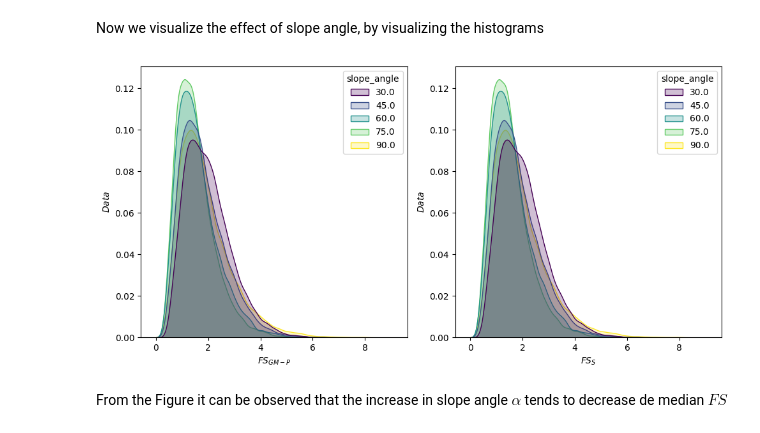
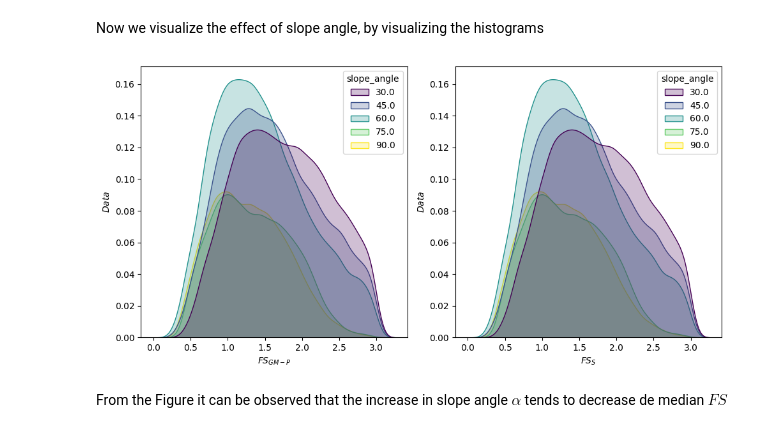
Before and after one commit to FBrownp/ML-geo, a Jupyter notebook: research/EDA_slope_data.ipynb, the cells around one changed output. Saved outputs shown, nothing was run; the diff lists cells and outputs as text; code cells hidden in the pictures.

Commit message:
new data

```diff
--- a/research/EDA_slope_data.ipynb
+++ b/research/EDA_slope_data.ipynb
@@ -182,10 +193,7 @@ f_test  = pd.DataFrame({"F0_value" : f_test[0]})
 # %% [markdown]
 Reset indexes to get sorted positions
 # %%
-f_test.reset_index(inplace=True)
-f_test.sort_values(by="F0_value", inplace=True)
-f_test.reset_index(inplace=True)
-
 names  = [r"$c$",r"$\phi$",r"$\gamma$",r"$P_{E}$",r"$P_{s}$",r"$\alpha$",r"$H$"]
-nnames = pd.DataFrame(list(zip(names, f_test["index"])), columns= ["name", "index"]).sort_values(by="index")
+nnames = pd.DataFrame(list(zip(names, f_test.index.values)), columns= ["name", "index"]).sort_values(by="index")
+nnames
 # %% [output]
@@ -202,7 +210,7 @@ Bar plot of variable importance
 # %%
 ax = sns.barplot(x = f_test.index.values ,
                  y = f_test["F0_value"],
-                 hue= f_test["index"],
+                 hue= f_test.index.values,
                  legend= False)
 ax.set(ylabel = r"$F_{0 Value}$")
 ax.set_xticklabels(list(nnames["name"]))
@@ -227,12 +235,12 @@ fig,axs = plt.subplots(1,2, figsize=(10,5))
 df_main_n = df_main[df_main.iloc[:,3] < 3]
 
 
-names   = ["Material 1 : Phi (deg)","Material 1 : Cohesion (kN/m2)"]
+names   = ["Phi","Cohesion"]
 names_i = [r"$\phi$", r"$c$"]
 
 for i in range(0,2):
     ax = sns.scatterplot(x = df_main_n[names[i]] ,
-                        y = df_main_n["Factor of Safety - spencer"],
+                        y = df_main_n["FSs"],
                         hue= df_main_n["slope_height"],
                         size= df_main_n["slope_height"],
                         palette="viridis",
@@ -256,13 +264,13 @@ Now we proceed to visualize the effect of the support pressure $P_{s}$
 # %%
 fig,axs = plt.subplots(1,2, figsize=(10,5))
 
-names   = ["Material 1 : Phi (deg)","Material 1 : Cohesion (kN/m2)"]
+names   = ["Phi","Cohesion"]
 names_i = [r"$\phi$", r"$c$"]
 for i in range(0,2):
     ax = sns.scatterplot(x = df_main[names[i]] ,
-                        y = df_main["Factor of Safety - gle/morgenstern-price"],
-                        hue= df_main["Load #2 Magnitude (kN/m)"],
-                        size= df_main["Load #2 Magnitude (kN/m)"],
+                        y = df_main["FSs"],
+                        hue= df_main["Pe"],
+                        size= df_main["Pe"],
                         palette="viridis",
                         legend= True,
                         ax = axs[i])
@@ -281,21 +289,21 @@ Now we visualize the effect of slope angle, by visualizing the histograms
 # %%
 fig,axs = plt.subplots(1,2, figsize=(10,5))
 
 
-names   = ["Factor of Safety - gle/morgenstern-price","Factor of Safety - spencer"]
+names   = ["FSgmp","FSs"]
 names_i = [r"$FS_{GM-P}$", r"$FS_{S}$"]
 for i in range(0,2):
-    ax = sns.kdeplot( x = y_data_1["Factor of Safety - spencer"],
+    ax = sns.kdeplot( x = y_data_1["FSs"],
                       hue  = x_data_1["slope_angle"],
                       fill = True,
                       palette="viridis",
                       ax = axs[i])
 
     ax.set(xlabel = names_i[i])
     ax.set(ylabel = r"$Data$")
 
 fig.tight_layout()
 # %% [output]
-[figure, old version]
+[figure, new version]
 # %% [markdown]
 From the Figure it can be observed that the increase in slope angle $\alpha$ tends to decrease de median $FS$
```
Also changed, not shown: parts of 12 cells of this notebook, 4 other files.
